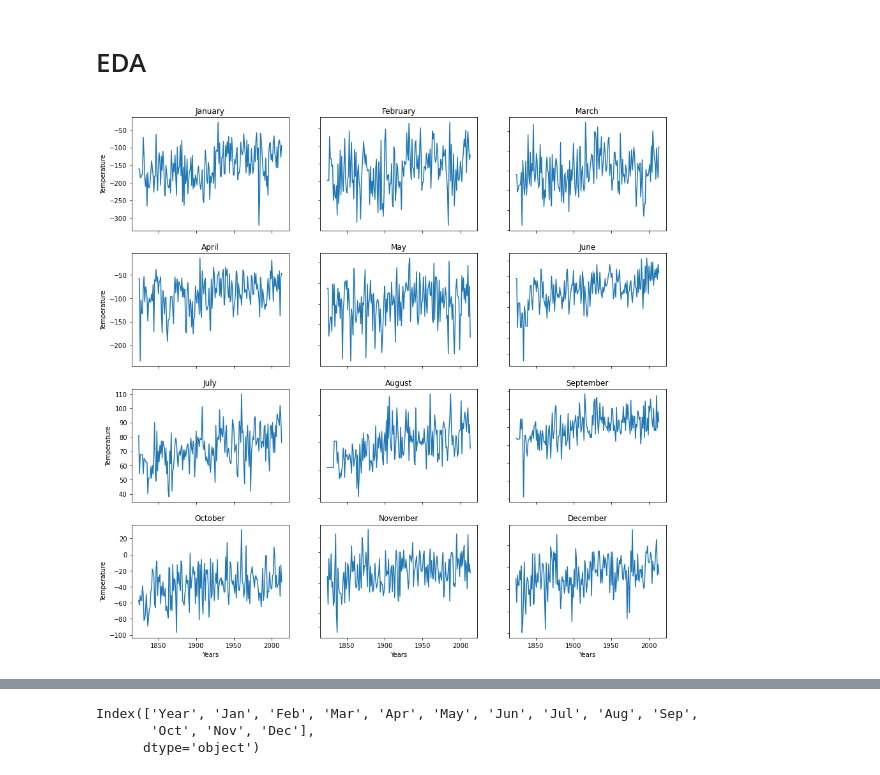
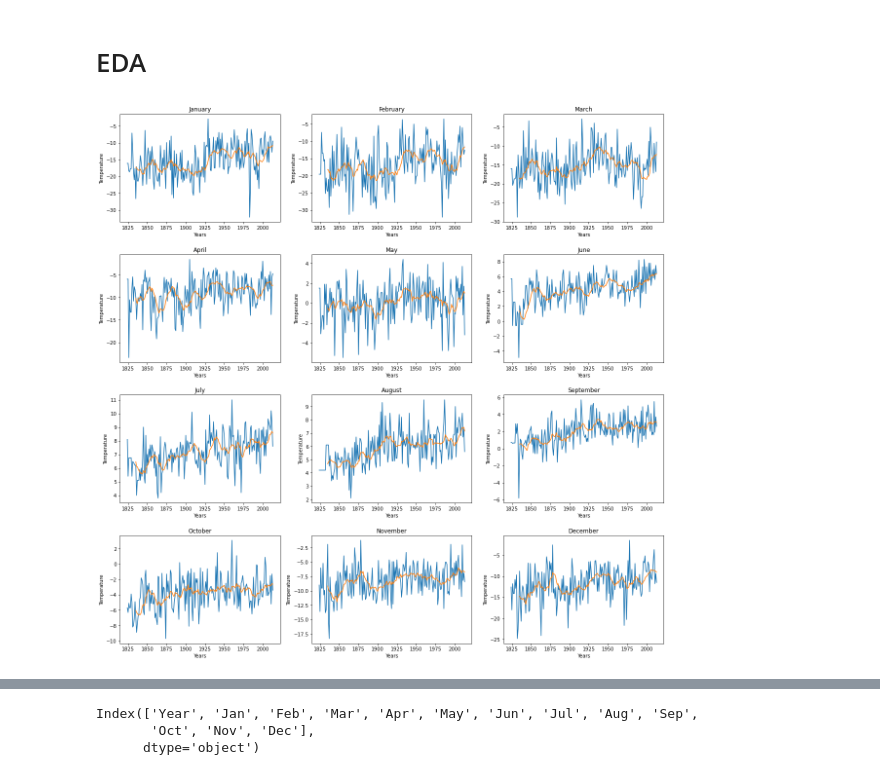
Before and after one commit to ozerm/GlobalWarming, a Jupyter notebook: Time series analysis.ipynb, the cells around one changed output, grey strips where cells are left out. Drawn from its saved outputs; the diff is of its cells as text; code cells hidden in the pictures.

Commit message:
Subplots fixed

```diff
--- a/Time series analysis.ipynb
+++ b/Time series analysis.ipynb
@@ -213,44 +213,94 @@ max        11.000000
 Name: Temp, dtype: float64
 # %% [markdown]
 # EDA
+# %%
+jan =  df_ilu['Jan']/10
+feb =  df_ilu['Feb']/10
+mar =  df_ilu['Mar']/10
+apr =  df_ilu['Apr']/10
+may =  df_ilu['May']/10
+jun =  df_ilu['Jun']/10
+jul =  df_ilu['Jul']/10
+aug =  df_ilu['Aug']/10
+sep =  df_ilu['Sep']/10
+oct =  df_ilu['Oct']/10
+nov =  df_ilu['Nov']/10
+dec =  df_ilu['Dec']/10
 # %%
-x = ['Jan', 'Feb', 'Mar', 'Apr', 'May', 'Jun', 'Jul', 'Aug', 'Sep', 'Oct', 'Nov', 'Dec']
+#x = ['Jan', 'Feb', 'Mar', 'Apr', 'May', 'Jun', 'Jul', 'Aug', 'Sep', 'Oct', 'Nov', 'Dec']
 fig, axs = plt.subplots(4, 3)
 
-fig.set_figheight(15)
-fig.set_figwidth(15)
+fig.set_figheight(20)
+fig.set_figwidth(20)
+fig.subplots_adjust(hspace=.3)
 
-axs[0, 0].plot(df_ilu['Year'], df_ilu['Jan'])
+
+axs[0, 0].plot(df_ilu['Year'], jan)
 axs[0, 0].set_title('January')
-axs[0, 1].plot(df_ilu['Year'], df_ilu['Feb'])
+jan_moving_average = jan.rolling(window=12).mean()
+axs[0, 0].plot(df_ilu['Year'], jan_moving_average)
+
+axs[0, 1].plot(df_ilu['Year'], feb)
 axs[0, 1].set_title('February')
-axs[0, 2].plot(df_ilu['Year'], df_ilu['Mar'])
+feb_moving_average = feb.rolling(window=12).mean()
+axs[0, 1].plot(df_ilu['Year'], feb_moving_average)
+
+axs[0, 2].plot(df_ilu['Year'], mar)
 axs[0, 2].set_title('March')
-axs[1, 0].plot(df_ilu['Year'], df_ilu['Apr'])
+mar_moving_average = mar.rolling(window=12).mean()
+axs[0, 2].plot(df_ilu['Year'], mar_moving_average)
+
+axs[1, 0].plot(df_ilu['Year'], apr)
 axs[1, 0].set_title('April')
-axs[1, 1].plot(df_ilu['Year'], df_ilu['May'])
+apr_moving_average = apr.rolling(window=12).mean()
+axs[1, 0].plot(df_ilu['Year'], apr_moving_average)
+
+axs[1, 1].plot(df_ilu['Year'], may)
 axs[1, 1].set_title('May')
-axs[1, 2].plot(df_ilu['Year'], df_ilu['Jun'])
+may_moving_average = may.rolling(window=12).mean()
+axs[1, 1].plot(df_ilu['Year'], may_moving_average)
+
+axs[1, 2].plot(df_ilu['Year'], jun)
 axs[1, 2].set_title('June')
-axs[2, 0].plot(df_ilu['Year'], df_ilu['Jul'])
+jun_moving_average = jun.rolling(window=12).mean()
+axs[1, 2].plot(df_ilu['Year'], jun_moving_average)
+
+axs[2, 0].plot(df_ilu['Year'], jul)
 axs[2, 0].set_title('July')
-axs[2, 1].plot(df_ilu['Year'], df_ilu['Aug'])
+jul_moving_average = jul.rolling(window=12).mean()
+axs[2, 0].plot(df_ilu['Year'], jul_moving_average)
+
+axs[2, 1].plot(df_ilu['Year'], aug)
 axs[2, 1].set_title('August')
-axs[2, 2].plot(df_ilu['Year'], df_ilu['Sep'])
+aug_moving_average = aug.rolling(window=12).mean()
+axs[2, 1].plot(df_ilu['Year'], aug_moving_average)
+
+axs[2, 2].plot(df_ilu['Year'], sep)
 axs[2, 2].set_title('September')
-axs[3, 0].plot(df_ilu['Year'], df_ilu['Oct'])
+sep_moving_average = sep.rolling(window=12).mean()
+axs[2, 2].plot(df_ilu['Year'], sep_moving_average)
+
+axs[3, 0].plot(df_ilu['Year'], oct)
 axs[3, 0].set_title('October')
-axs[3, 1].plot(df_ilu['Year'], df_ilu['Nov'])
+oct_moving_average = oct.rolling(window=12).mean()
+axs[3, 0].plot(df_ilu['Year'], oct_moving_average)
+
+axs[3, 1].plot(df_ilu['Year'], nov)
 axs[3, 1].set_title('November')
-axs[3, 2].plot(df_ilu['Year'], df_ilu['Dec'])
+nov_moving_average = nov.rolling(window=12).mean()
+axs[3, 1].plot(df_ilu['Year'], nov_moving_average)
+
+axs[3, 2].plot(df_ilu['Year'], dec)
 axs[3, 2].set_title('December')
+dec_moving_average = dec.rolling(window=12).mean()
+axs[3, 2].plot(df_ilu['Year'], dec_moving_average)
 
 
 for ax in axs.flat:
     ax.set(xlabel='Years', ylabel='Temperature')
 
 # Hide x labels and tick labels for top plots and y ticks for right plots.
-for ax in axs.flat:
-    ax.label_outer()# Divide by 10 and add a 5 year running average line
+#for ax in axs.flat:
+#    ax.label_outer()# Divide by 10 and add a 5 year running average line
 # %% [output]
-[figure, old version]
+[figure, new version]
```
Also changed, not shown: parts of 5 cells of this notebook.
